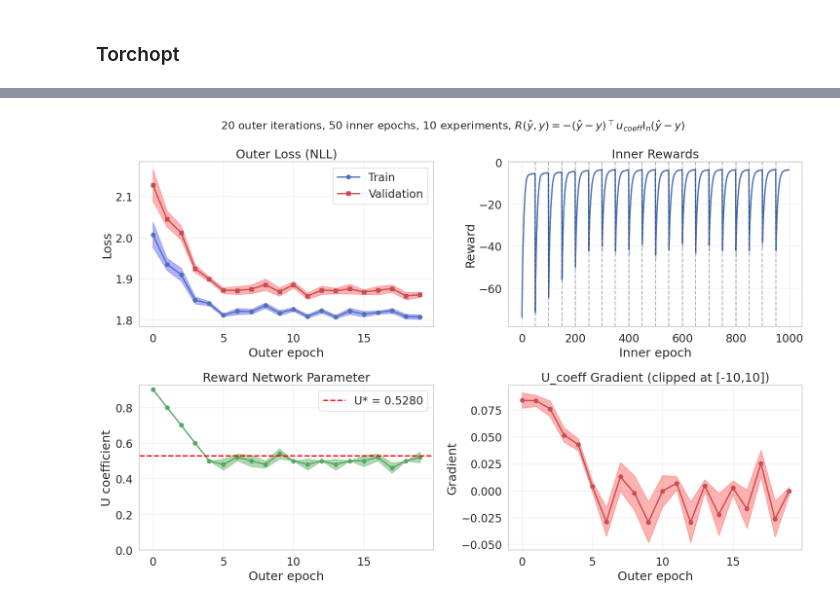
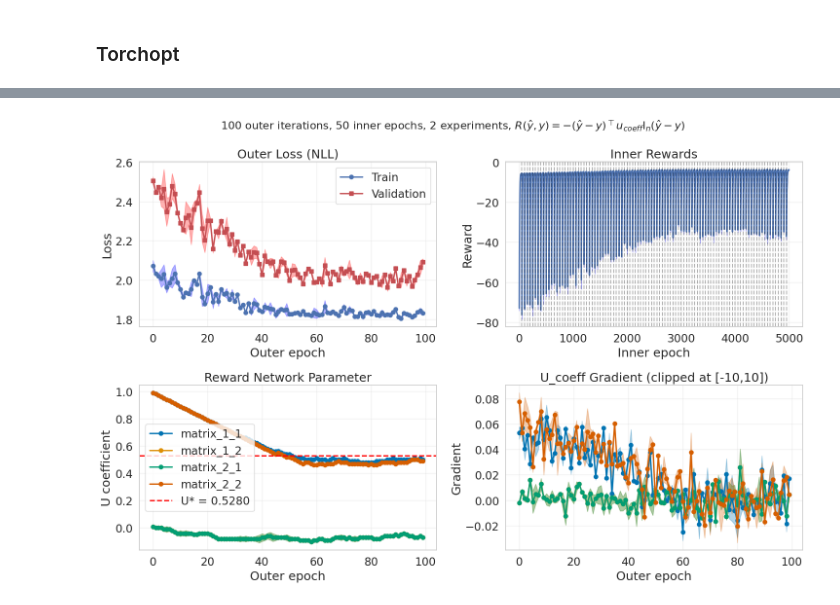
Before and after one commit to abenechehab/nll_to_po, a Jupyter notebook: notebook/implicit_diff.ipynb, the cells around one changed output, grey strips where cells are left out. Cells and saved outputs as stored; diff of their text form; code cells hidden in the pictures.

Commit message:
📝 update notebook, full diagonal reward

```diff
--- a/notebook/implicit_diff.ipynb
+++ b/notebook/implicit_diff.ipynb
@@ -450,12 +470,16 @@ n_generations: int = 5
 # Reward
 reward_init_param: float = 1.0
 reward_use_softplus: bool = False
+reward_network = RM.RewardMLPMahalanobis(
+    input_dim,
+    # init_param=reward_init_param, use_softplus=reward_use_softplus
+)
 
-n_outer_epochs: int = 20
+n_outer_epochs: int = 100
 n_inner_epochs: int = 50
 
 inner_lr: float = 1e-2
-outer_lr: float = 1e-1
+outer_lr: float = 1e-2
 outer_scheduler_patience: int = 0
 early_stopping_patience: int = 0
 
@@ -658,68 +690,70 @@ ax2.grid(True, alpha=0.3)
 # Set integer ticks for x-axis
 # ax2.set_xticks(range(0, len(epochs_inner), max(1, len(epochs_inner)//10)))
 
+# Define colors from seaborn default palette
+palette = sns.color_palette()  # seaborn default ("deep")
+n_params = max(1, len(U_coeff_mean))
+colors = [palette[j % len(palette)] for j in range(n_params)]
+
 # Plot U coefficient
-epochs_U = range(len(U_coeff_mean))
-if reward_use_softplus:
-    ax3.plot(
-        epochs_U, np.log(1 + np.exp(U_coeff_mean)), "g-o", linewidth=2, markersize=6
-    )
-    ax3.fill_between(
-        epochs_U,
-        np.log(1 + np.exp(U_coeff_mean - U_coeff_se)),
-        np.log(1 + np.exp(U_coeff_mean + U_coeff_se)),
-        alpha=0.3,
-        color="green",
-    )
-else:
-    ax3.plot(epochs_U, U_coeff_mean, "g-o", linewidth=2, markersize=6)
-    ax3.fill_between(
-        epochs_U,
-        U_coeff_mean - U_coeff_se,
-        U_coeff_mean + U_coeff_se,
-        alpha=0.3,
-        color="green",
-    )
+for i, (k, v) in enumerate(U_coeff_mean.items()):
+    epochs_U = range(len(v))
+    color = colors[i % len(colors)]
+    if reward_use_softplus:
+        ax3.plot(
+            epochs_U,
+            np.log(1 + np.exp(v)),
+            "-o",
+            linewidth=2,
+            markersize=6,
+            label=k,
+            color=color,
+        )
+        ax3.fill_between(
+            epochs_U,
+            np.log(1 + np.exp(v - U_coeff_se[k])),
+            np.log(1 + np.exp(v + U_coeff_se[k])),
+            alpha=0.3,
+            color=color,
+        )
+    else:
+        ax3.plot(epochs_U, v, "-o", linewidth=2, markersize=6, label=k, color=color)
+        ax3.fill_between(
+            epochs_U, v - U_coeff_se[k], v + U_coeff_se[k], alpha=0.3, color=color
+        )
 ax3.axhline(
     y=U_star, color="red", linestyle="--", linewidth=2, label=f"U* = {U_star:.4f}"
 )
 ax3.set_xlabel("Outer epoch")
 ax3.set_ylabel("U coefficient")
 ax3.set_title("Reward Network Parameter")
 ax3.legend()
 ax3.grid(True, alpha=0.3)
-ax3.set_ylim(bottom=0)
 
 # Plot U coefficient gradients
-epochs_U = range(len(U_coeff_grad_mean))
-ax4.plot(epochs_U, U_coeff_grad_mean, "r-o", linewidth=2, markersize=6)
-ax4.fill_between(
-    epochs_U,
-    U_coeff_grad_mean - U_coeff_grad_se,
-    U_coeff_grad_mean + U_coeff_grad_se,
-    alpha=0.3,
-    color="red",
-)
+for i, (k, v) in enumerate(U_coeff_grad_mean.items()):
+    color = colors[i % len(colors)]
+    epochs_U = range(len(v))
+    ax4.plot(epochs_U, v, "-o", linewidth=2, markersize=6, label=k, color=color)
+    ax4.fill_between(
+        epochs_U, v - U_coeff_grad_se[k], v + U_coeff_grad_se[k], alpha=0.3, color=color
+    )
 ax4.set_xlabel("Outer epoch")
 ax4.set_ylabel("Gradient")
 ax4.set_title("U_coeff Gradient (clipped at [-10,10])")
 ax4.grid(True, alpha=0.3)
+
 
 suptitle = f"{n_outer_epochs} outer iterations, {n_inner_epochs} inner epochs, {max_repetitions} experiments, "
 suptitle += r"$R(\hat{y},y) = -(\hat{y}-y)^\top u_{coeff} \mathrm{I}_n (\hat{y}-y)$"
 
 fig.suptitle(
     suptitle,
     fontsize=16,
     y=0.98,
 )
 
 plt.tight_layout()
 plt.show()
-
-print(f"\nFinal statistics after {successful_runs} successful runs:")
-print(f"Final U coefficient: {U_coeff_mean[-1]:.4f} ± {U_coeff_se[-1]:.4f}")
-print(f"Target U*: {U_star:.4f}")
-print(f"Final outer loss: {outer_losses_mean[-1]:.4f} ± {outer_losses_se[-1]:.4f}")
 # %% [output]
-[figure, old version]
+[figure, new version]
```
Also changed, not shown: parts of 4 cells of this notebook.
